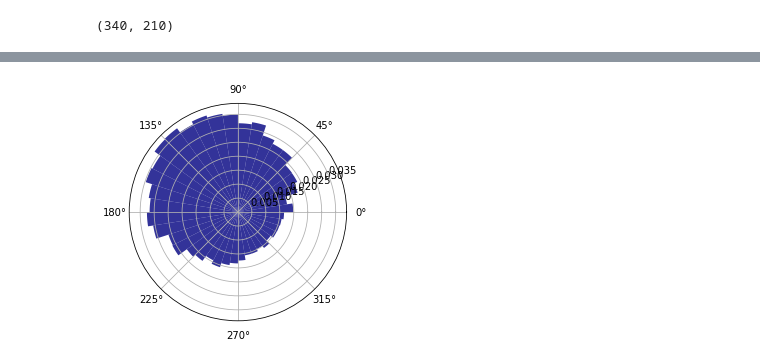
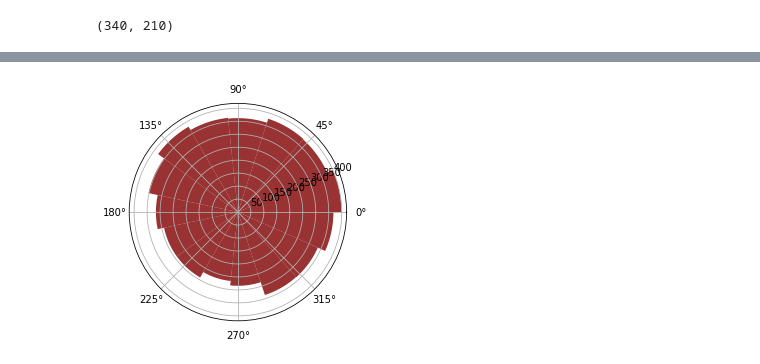
Before and after one commit to kayteeflick/nma_cn_flow_state, a Jupyter notebook: phase_relationships.ipynb, the cells around one changed output, grey strips where cells are left out. Saved outputs shown, nothing was run; the diff lists cells and outputs as text; code cells hidden in the pictures.

```diff
--- a/phase_relationships.ipynb
+++ b/phase_relationships.ipynb
@@ -241,5 +236,5 @@ phase_bins.shape
 c = np.arange(all_hists.shape[0])
 c = cm.jet((c-np.min(c))/(np.max(c)-np.min(c)))
 for i in range(all_hists.shape[0])[30:]:
-  plt.polar(phase_bins, all_hists[i], color=c[i], linewidth=0.3)
+  plt.polar(phase_bins, all_hists[i], color=c[i], linewidth=0.2)
 # %% [output]
@@ -262,11 +254,0 @@ hilb_data.shape
-# %%
-fig = plt.figure()
-ax = fig.add_subplot(projection='polar')
-c = np.arange(hilb_data.shape[2])
-c = cm.jet((c-np.min(c))/(np.max(c)-np.min(c)))
-
-phase = ((np.angle(hilb_data[ind[0]]) - np.angle(hilb_data[ind[1]]) + 2*np.pi) % 2*np.pi) - np.pi
-amp = np.abs(np.exp(1j * ((np.angle(hilb_data[ind[0]]) - np.angle(hilb_data[ind[1]]) + 2*np.pi) % 2*np.pi) - np.pi))
-for i in range(phase.shape[1])[0:10]:
-  for j in range(phase.shape[0]):
-    ax.plot([phase[j,i], phase[j,i]], [0,amp[j,i]])
@@ -287,7 +267,7 @@ plot_colourline(mean_phase, np.abs(mean_amp), np.arange(len(mean_phase)))
 #Requires getting hilb_data from above
 sess = 11
 hilb_lfp = hilb_data[np.array(dat_LFP[sess]['brain_area_lfp'])=='CA1'][0]#[:,25:]
-idx = alldat[sess]['brain_area']=='CA1'
+idx = alldat[sess]['brain_area']=='SUB'
 spikes = alldat[sess]['spks'][idx]#[:,25:]
 # %%
 phase_all = np.angle(hilb_lfp) + np.pi
@@ -295,7 +275,7 @@ phase_all.shape
 # %% [output]
 (340, 210)
 # %%
-num_bins=40
+num_bins=15
 
 bin_counts = np.empty((len(spikes), num_bins), dtype=int)
 phase_bins = np.linspace(0,2*np.pi,num_bins+1)
@@ -303,7 +283,6 @@ for i in range(len(phase_bins)-1):
   idx = np.logical_and(phase_all>phase_bins[i], phase_all<phase_bins[i+1])
   counts = np.sum(spikes[:,:,20:230][:,idx], axis=1)
   bin_counts[:,i] = counts
-bin_counts = bin_counts / np.sum(bin_counts, axis=1)[:,None]
 # %%
 plt.imshow(bin_counts, aspect='auto', extent=[0, 2*np.pi, len(spikes), 0])
 plt.colorbar()
@@ -313,20 +292,20 @@ plt.colorbar()
 # %%
 bottom = 0
 max_height = 1
 
 theta = (phase_bins[1:] + phase_bins[:-1]) / 2
-radii = bin_counts[35]
+radii = bin_counts[70]
 N = len(theta)
 width = (2*np.pi) / N
 
 ax = plt.subplot(111, polar=True)
 bars = ax.bar(theta, radii, width=width, bottom=bottom)
 
 # Use custom colors and opacity
 for r, bar in zip(radii, bars):
     bar.set_facecolor(plt.cm.jet(r / 10.))
     bar.set_alpha(0.8)
 
 plt.show()
 # %% [output]
-[figure, old version]
+[figure, new version]
```
Also changed, not shown: parts of 19 cells of this notebook.
